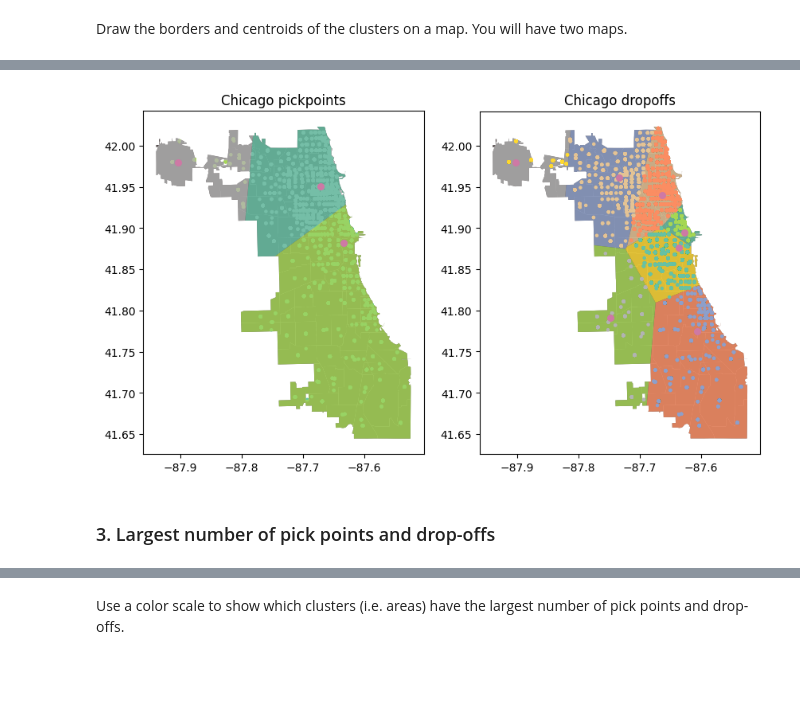
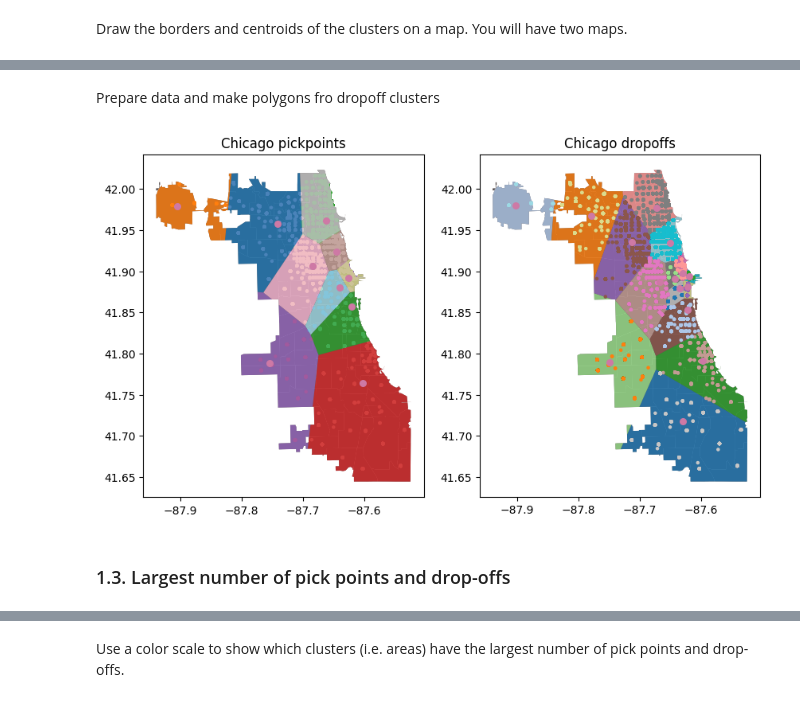
Before and after one commit to toptish/CityLife, a Jupyter notebook: citylife.ipynb, the cells around one changed output, grey strips where cells are left out. Cells and saved outputs as stored; diff of their text form; code cells hidden in the pictures; blank space fills up the shorter version.

```diff
--- a/citylife.ipynb
+++ b/citylife.ipynb
@@ -197,7 +238,7 @@ Conduct clustering analysis of pick point and drop off locations based on their
 # %% [markdown]
 ### Pickpoints
 # %%
-pickups = taxi_loc[['Pickup Centroid Latitude', 'Pickup Centroid Longitude', 'Pickup Centroid Location']]
+pickups = taxi_loc_no_zero_trip[['Pickup Centroid Latitude', 'Pickup Centroid Longitude', 'Pickup Centroid Location']]
 # %%
 pickup_coords = pickups[['Pickup Centroid Longitude', 'Pickup Centroid Latitude']]
 # %% [markdown]
@@ -323,18 +357,0 @@ array([[-87.62519214,  41.87886558],
-# %%
-from collections import defaultdict
-from ipywidgets import interactive
-import hdbscan
-import folium
-import re
-import matplotlib
-%matplotlib inline
-%config InlineBackend.figure_format = 'svg'
-import matplotlib.pyplot as plt
-plt.style.use('ggplot')
-import pandas as pd
-import numpy as np
-from tqdm import tqdm
-from sklearn.cluster import KMeans, DBSCAN
-from sklearn.metrics import silhouette_score
-from sklearn.datasets import make_blobs
-from sklearn.neighbors import KNeighborsClassifier
@@ -349,7 +369,7 @@ df['CLUSTER_DBSCAN'] = class_predictions
 # %% [markdown]
 ### Drop-offs
 # %%
-dropoffs = taxi_loc[['Dropoff Centroid Latitude', 'Dropoff Centroid Longitude', 'Dropoff Centroid  Location']]
+dropoffs = taxi_loc_no_zero_trip[['Dropoff Centroid Latitude', 'Dropoff Centroid Longitude', 'Dropoff Centroid  Location']]
 dropoff_coords = dropoffs[['Dropoff Centroid Latitude', 'Dropoff Centroid Longitude']]
 # %% [markdown]
 #### Elbow curve
@@ -376,3 +398,5 @@ n_clusters = 7
+# %%
+n_clusters = 15
 # %%
 kmeans_drop = KMeans(
     init="random",
@@ -451,3 +488,5 @@ Prepare data and make polygons fro dropoff clusters
+# %% [markdown]
+Prepare data and make polygons fro dropoff clusters
 # %%
 geometry = dropoffs['Dropoff Centroid  Location']
 geo_dropoffs = gpd.GeoDataFrame(dropoffs,
@@ -460,23 +499,23 @@ dropoff_polys_df = gpd.GeoDataFrame(dropoff_polys_df, geometry=0)
 # %%
 fig, (ax1, ax2) = plt.subplots(nrows=1, ncols=2,figsize = (10,10))
 df_map.plot(ax=ax1, color='#554d4d', legend=True, )
-geo_pickups.plot(ax=ax1, cmap='Set2', column='pickup_cluster_kmeans', markersize=5)
-pickup_polys_df.plot(ax=ax1, cmap='Set2', column=0, alpha=0.8)
+geo_pickups.plot(ax=ax1, cmap='tab20', column='pickup_cluster_kmeans', markersize=5)
+pickup_polys_df.plot(ax=ax1, cmap='tab20', column=0, alpha=0.8)
 ax1.set_title('Chicago pickpoints')
 geo_pickups_centers.plot(ax=ax1, color='#ce79a5', markersize=30)
 
 df_map.plot(ax=ax2, color='#554d4d', legend=True, )
-dropoff_polys_df.plot(ax=ax2, cmap='Set2', column=0, alpha=0.8)
-geo_dropoffs.plot(ax=ax2, cmap='Set2', column='dropoff_cluster_kmeans', markersize=5)
+dropoff_polys_df.plot(ax=ax2, cmap='tab20', column=0, alpha=0.8)
+geo_dropoffs.plot(ax=ax2, cmap='tab20', column='dropoff_cluster_kmeans', markersize=5)
 ax2.set_title('Chicago dropoffs')
 geo_dropoffs_centers.plot(ax=ax2, color='#ce79a5', markersize=30)
 
 
 plt.show()
 # %% [output]
-[figure, old version]
+[figure, new version]
-# %% [markdown]
-### 3. Largest number of pick points and drop-offs
+# %% [markdown]
+### 1.3. Largest number of pick points and drop-offs
 # %% [markdown]
 <!-- ### 7687
 # %% [markdown]
```
Also changed, not shown: parts of 152 cells of this notebook.
